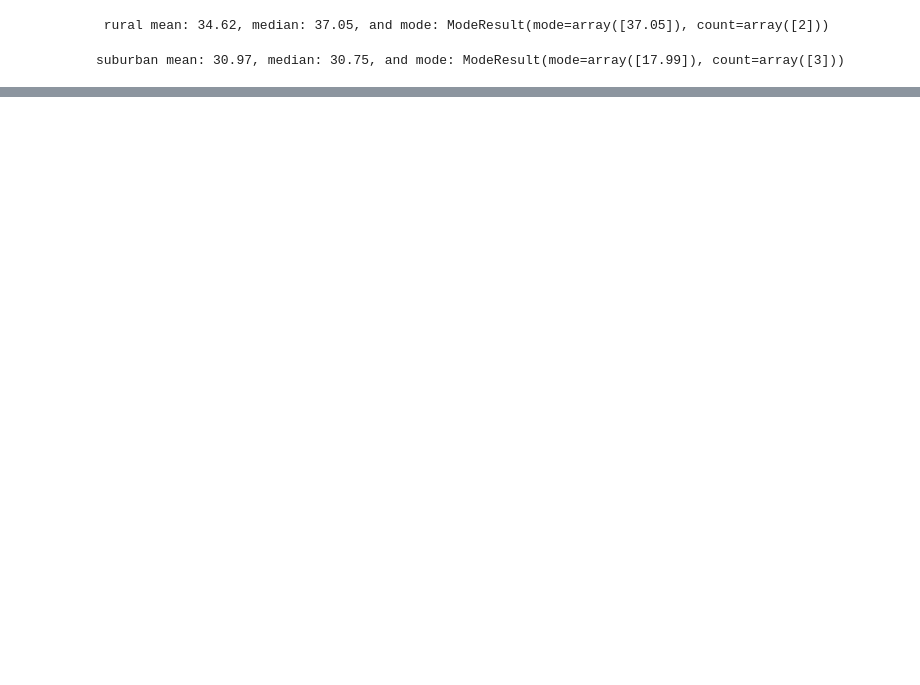
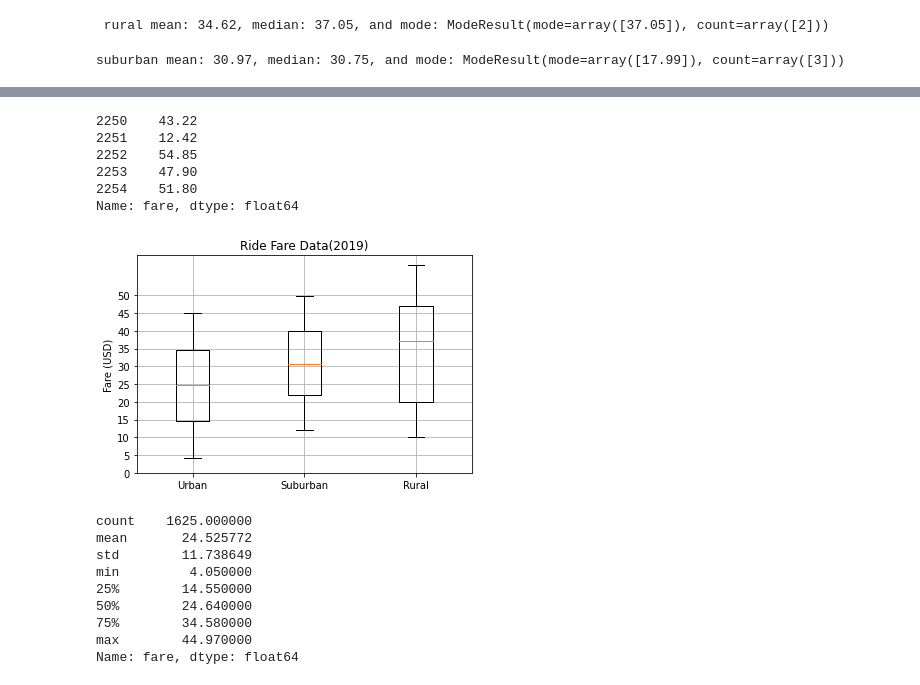
Before and after one commit to ccwillmore/PyBer_Analysis, a Jupyter notebook: Pyber.ipynb, the cells around one changed output, grey strips where cells are left out. Saved outputs shown, nothing was run; the diff lists cells and outputs as text; code cells hidden in the pictures; blank space fills up the shorter version.

```diff
--- a/Pyber.ipynb
+++ b/Pyber.ipynb
@@ -460,0 +482,35 @@ NameError: name 'priny' is not defined
+# %%
+urban_fares = pyber_complete_df[pyber_complete_df['type']=='Urban']['fare']
+suburban_fares = pyber_complete_df[pyber_complete_df['type']=='Suburban']['fare']
+rural_fares = pyber_complete_df[pyber_complete_df['type']=='Rural']['fare']
+rural_fares.head()
+# %% [output]
+2250    43.22
+2251    12.42
+2252    54.85
+2253    47.90
+2254    51.80
+Name: fare, dtype: float64
+# %%
+# create x labels
+x_labels = ['Urban','Suburban','Rural']
+fare_data = [urban_fares,suburban_fares,rural_fares]
+fig, ax = plt.subplots()
+ax.boxplot(fare_data,labels=x_labels)
+ax.set_title('Ride Fare Data(2019)')
+ax.set_ylabel('Fare (USD)')
+ax.set_yticks(np.arange(0,51,step = 5))
+ax.grid()
+plt.show()
+urban_fares.describe()
+# %% [output]
+[figure, added]
+count    1625.000000
+mean       24.525772
+std        11.738649
+min         4.050000
+25%        14.550000
+50%        24.640000
+75%        34.580000
+max        44.970000
+Name: fare, dtype: float64
```
Also changed, not shown: parts of 10 cells of this notebook, 4 other files.
